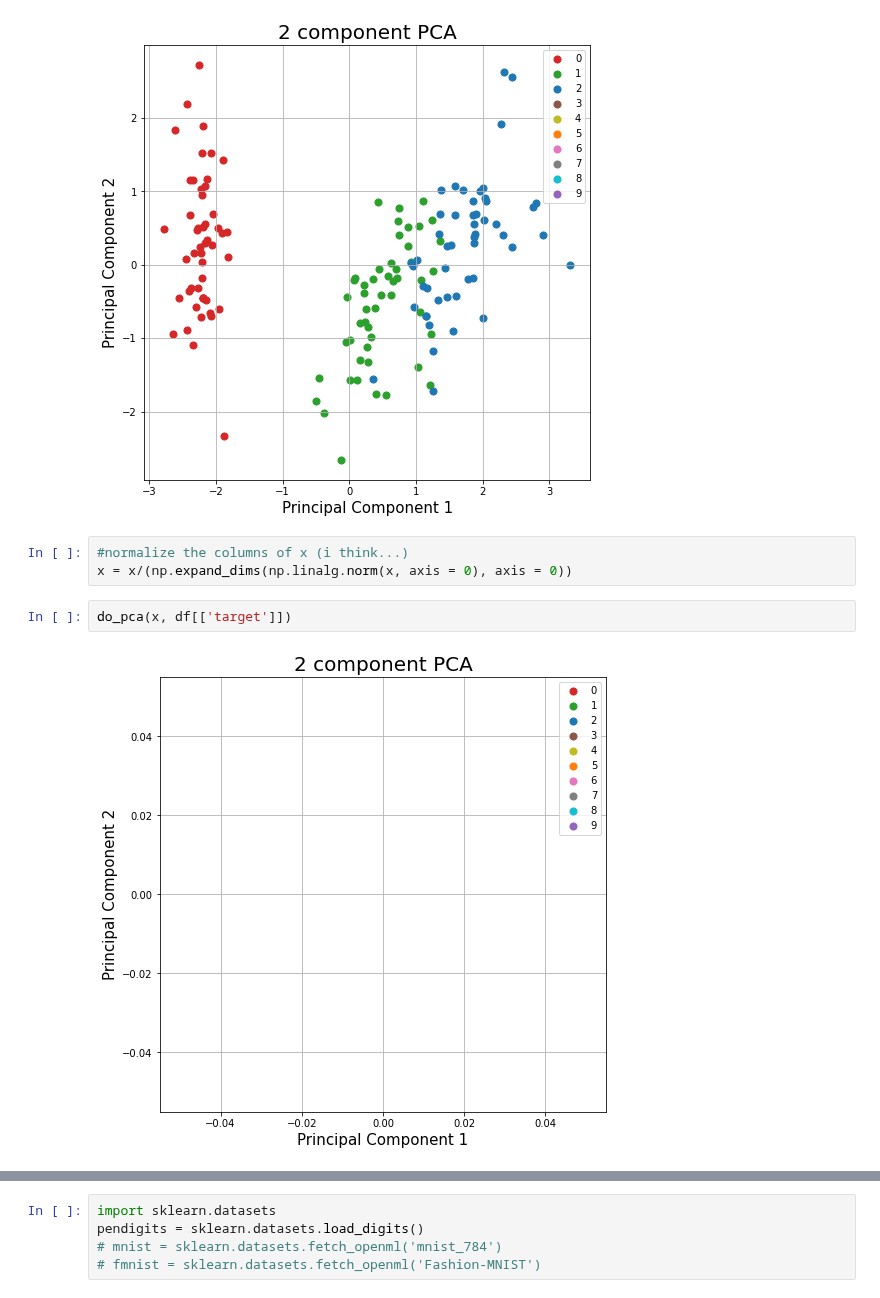
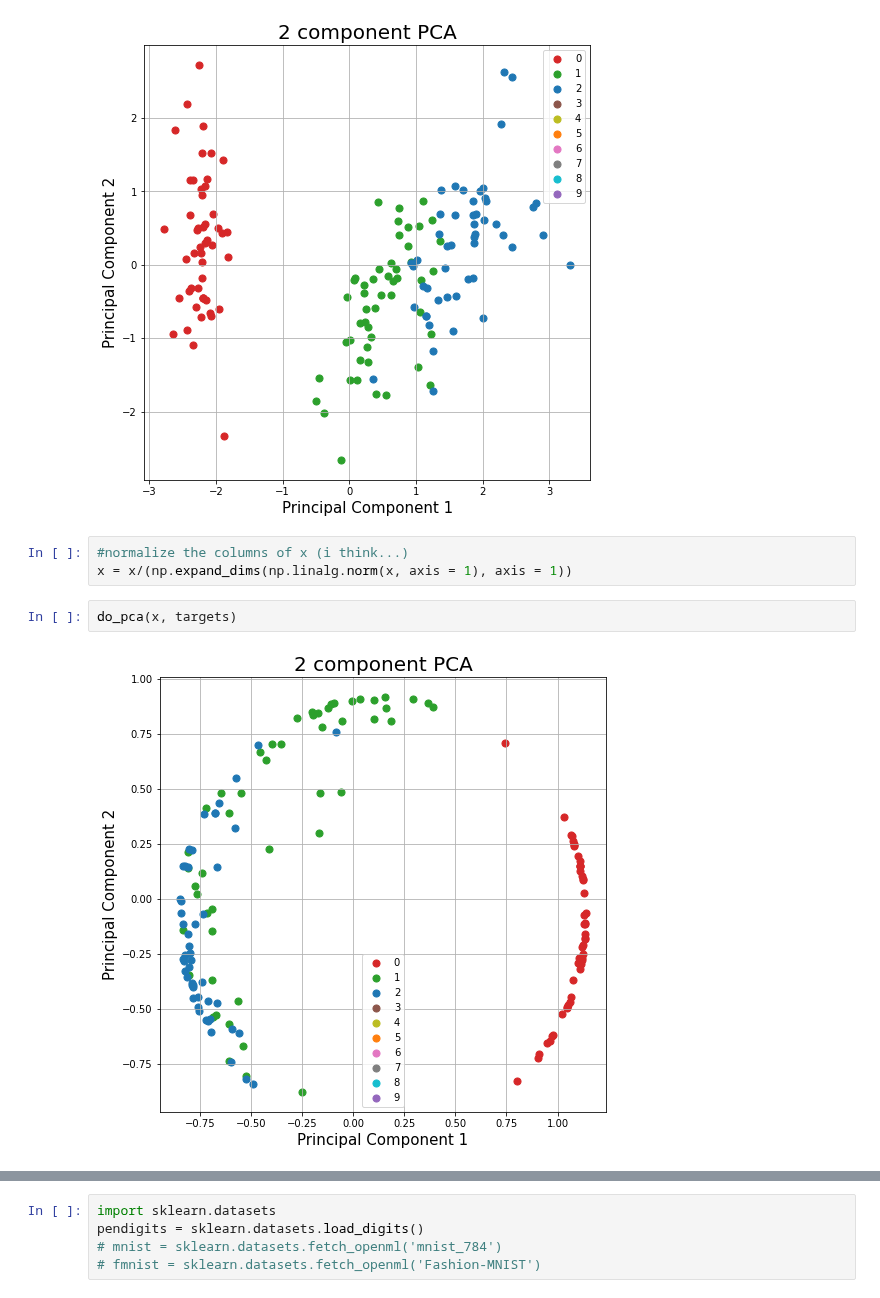
Before and after one commit to nmank/FlagIRLS, a Jupyter notebook: newPCA.ipynb, the cells around one changed output, grey strips where cells are left out. Drawn from its saved outputs; the diff is of its cells as text.

```diff
--- a/newPCA.ipynb
+++ b/newPCA.ipynb
@@ -96,9 +133,9 @@ do_pca(x, targets)
 [figure]
 # %%
 #normalize the columns of x (i think...)
-x = x/(np.expand_dims(np.linalg.norm(x, axis = 0), axis = 0))
+x = x/(np.expand_dims(np.linalg.norm(x, axis = 1), axis = 1))
 # %%
-do_pca(x, df[['target']])
+do_pca(x, targets)
 # %% [output]
-[figure, old version]
+[figure, new version]
 # %%
```
Also changed, not shown: parts of 11 cells of this notebook, 1 other file.
